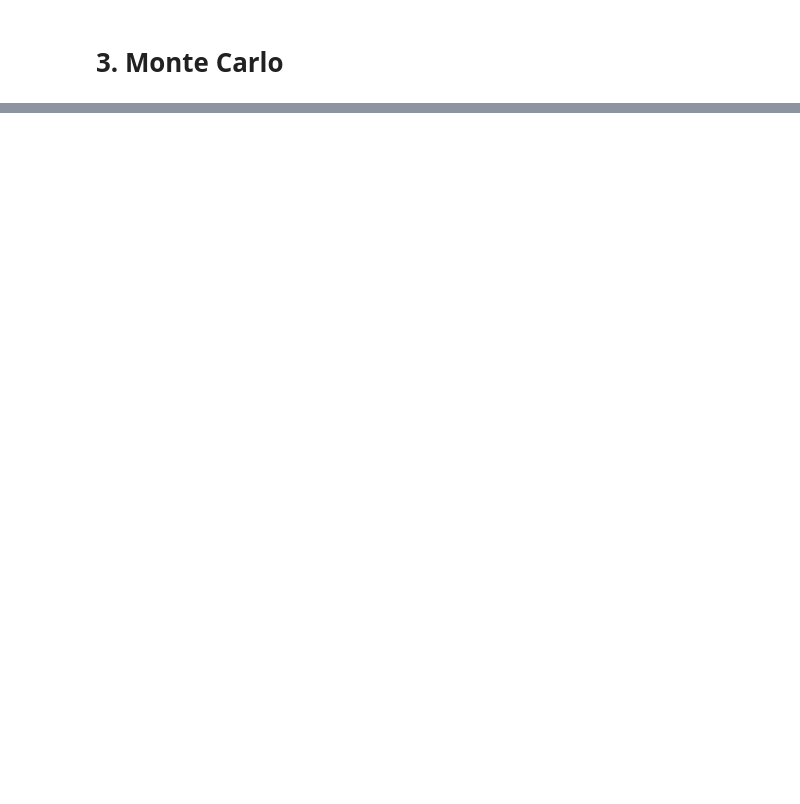
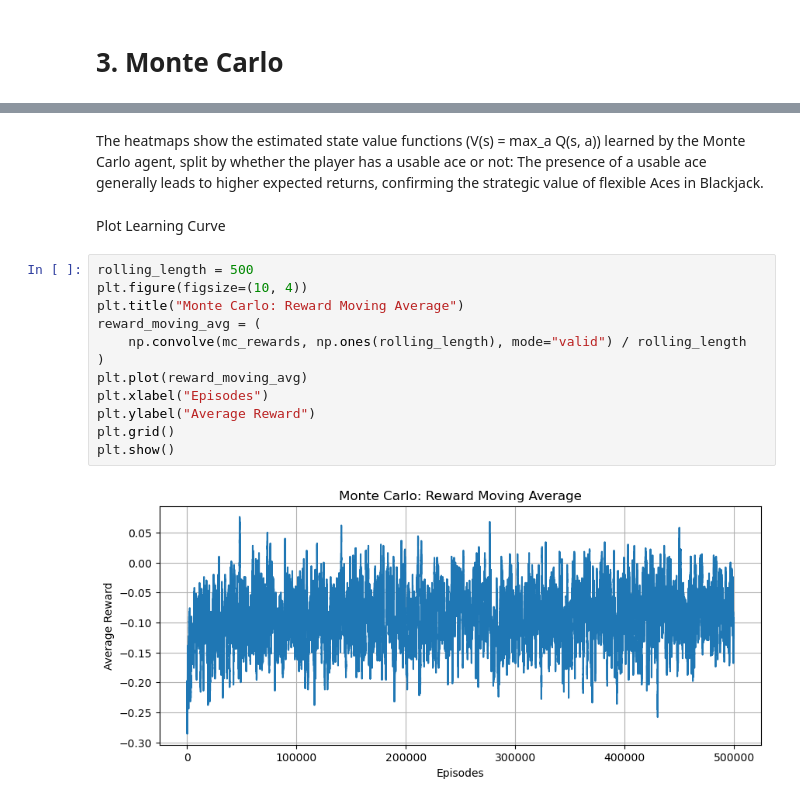
Before and after one commit to joanaramosrodrigues/ReinforcementLearning_Project, a Jupyter notebook: Blackjack.ipynb, the cells around one changed output, grey strips where cells are left out. Saved outputs shown, nothing was run; the diff lists cells and outputs as text; blank space fills up the shorter version.

```diff
--- a/Blackjack.ipynb
+++ b/Blackjack.ipynb
@@ -402,0 +593,19 @@ plt.show()
+# %% [markdown]
+The heatmaps show the estimated state value functions (V(s) = max_a Q(s, a)) learned by the Monte Carlo agent, split by whether the player has a usable ace or not:
+The presence of a usable ace generally leads to higher expected returns, confirming the strategic value of flexible Aces in Blackjack.
+# %% [markdown]
+Plot Learning Curve
+# %%
+rolling_length = 500
+plt.figure(figsize=(10, 4))
+plt.title("Monte Carlo: Reward Moving Average")
+reward_moving_avg = (
+    np.convolve(mc_rewards, np.ones(rolling_length), mode="valid") / rolling_length
+)
+plt.plot(reward_moving_avg)
+plt.xlabel("Episodes")
+plt.ylabel("Average Reward")
+plt.grid()
+plt.show()
+# %% [output]
+[figure, added]
```
Also changed, not shown: parts of 36 cells of this notebook.
